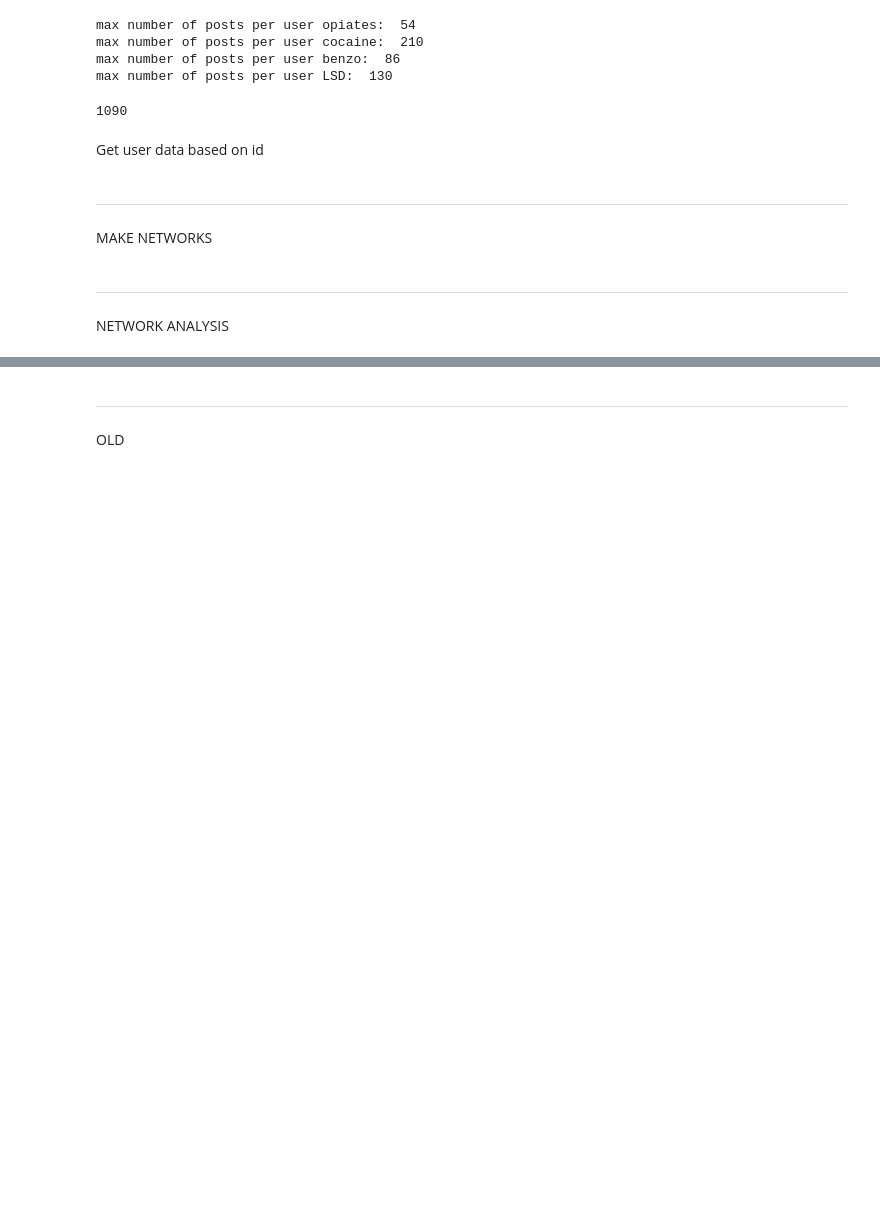
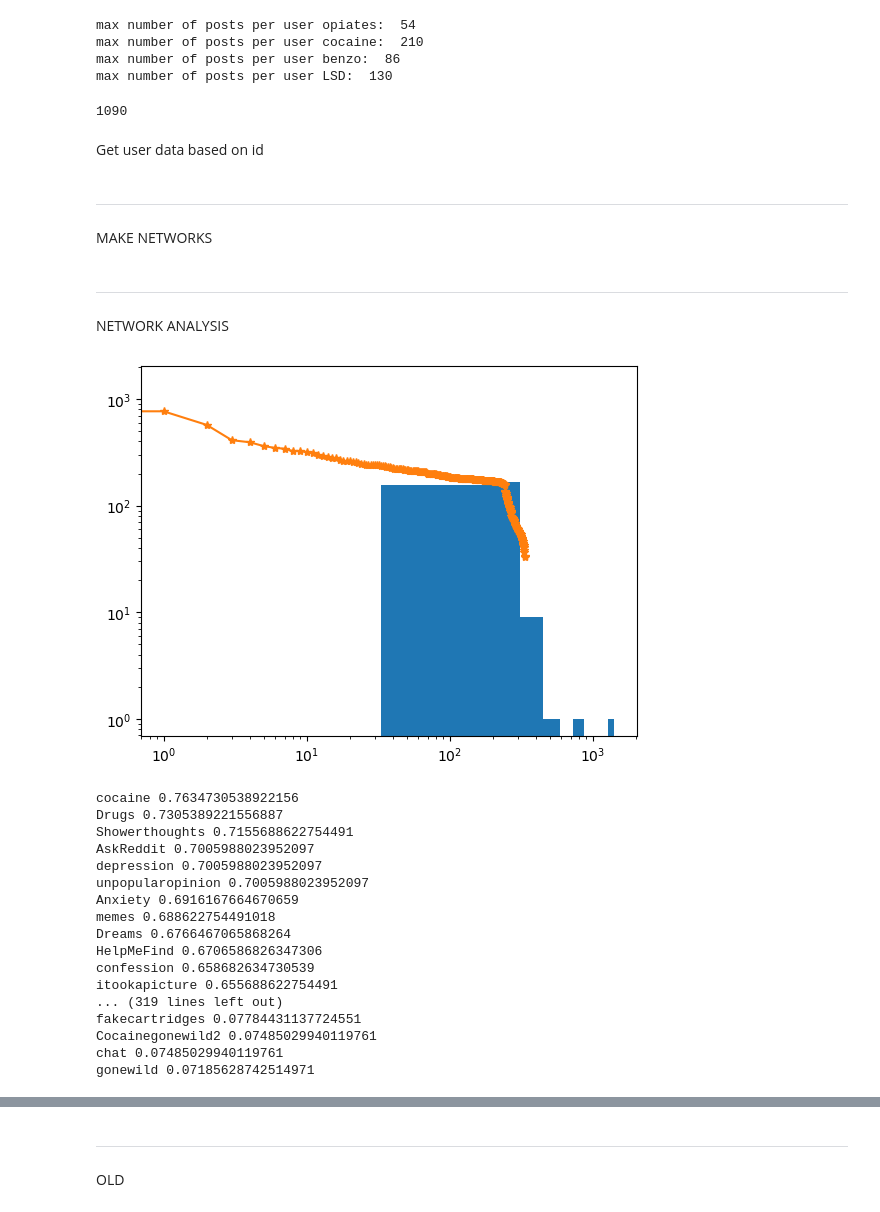
Before and after one commit to social-nlp-lab/reddit-network, a Jupyter notebook: make-class-ego.ipynb, the cells around one changed output, grey strips where cells are left out. Drawn from its saved outputs; the diff is of its cells as text; code cells hidden in the pictures; blank space fills up the shorter version.

```diff
--- a/make-class-ego.ipynb
+++ b/make-class-ego.ipynb
@@ -208,0 +209,52 @@ import networkx
+# %%
+# turn into function
+def get_centrality(df, avg_deg):
+    G = nx.from_pandas_edgelist(df, source="source", target="target", edge_attr="weight")
+    # filter nodes less than avg
+    rem = []
+    for node in G.nodes():
+        if G.degree(node) < avg_deg:
+            rem.append(node)
+    G.remove_nodes_from(rem)
+    degree = nx.degree_centrality(G)
+    betweenness = nx.betweenness_centrality(G)
+    closeness = nx.closeness_centrality(G)
+    eigenvector = nx.eigenvector_centrality(G, max_iter=1000)
+    return G, degree, betweenness, closeness, eigenvector
+# %%
+def get_degree(dict, G):
+    df = pd.DataFrame.from_dict(dict, orient='index').reset_index()
+    # hist
+    degrees = [G.degree(n, weight='weight') for n in G.nodes()]
+    plt.hist(degrees)
+    # loglog
+    degree_sequence = sorted([d for n, d in G.degree(weight='weight')], reverse=True)
+    plt.loglog(degree_sequence,marker='*')
+    plt.show()
+    # most influential nodes
+    for node in sorted(dict, key=dict.get, reverse=True):
+        print(node, dict[node])
+    return df
+# %%
+# cocaine
+G_C, cocaine_degree, cocaine_betweenness, cocaine_closeness, cocaine_eigenvector = get_centrality(cocaine2, 126.2)
+cocaine_degree_df = get_degree(cocaine_degree, G_C)
+# %% [output]
+[figure, added]
+cocaine 0.7634730538922156
+Drugs 0.7305389221556887
+Showerthoughts 0.7155688622754491
+AskReddit 0.7005988023952097
+depression 0.7005988023952097
+unpopularopinion 0.7005988023952097
+Anxiety 0.6916167664670659
+memes 0.688622754491018
+Dreams 0.6766467065868264
+HelpMeFind 0.6706586826347306
+confession 0.658682634730539
+itookapicture 0.655688622754491
+... (319 lines left out)
+fakecartridges 0.07784431137724551
+Cocainegonewild2 0.07485029940119761
+chat 0.07485029940119761
+gonewild 0.07185628742514971
```
Also changed, not shown: parts of 30 cells of this notebook, 4 other files.
